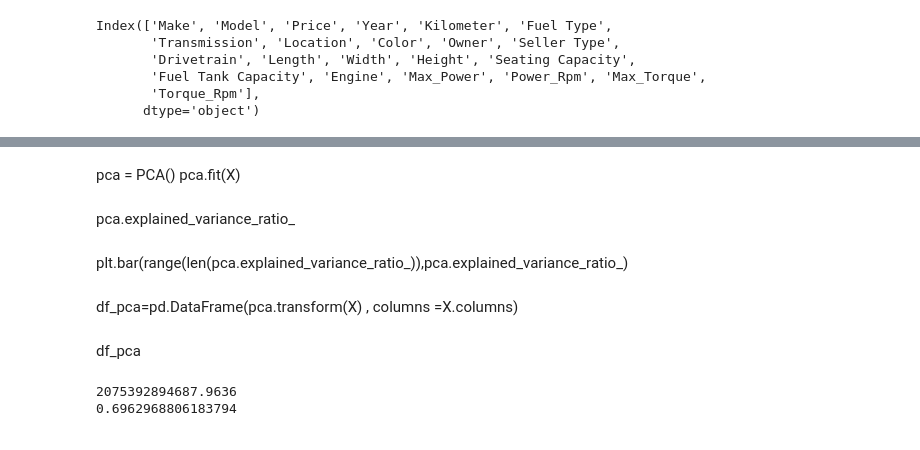
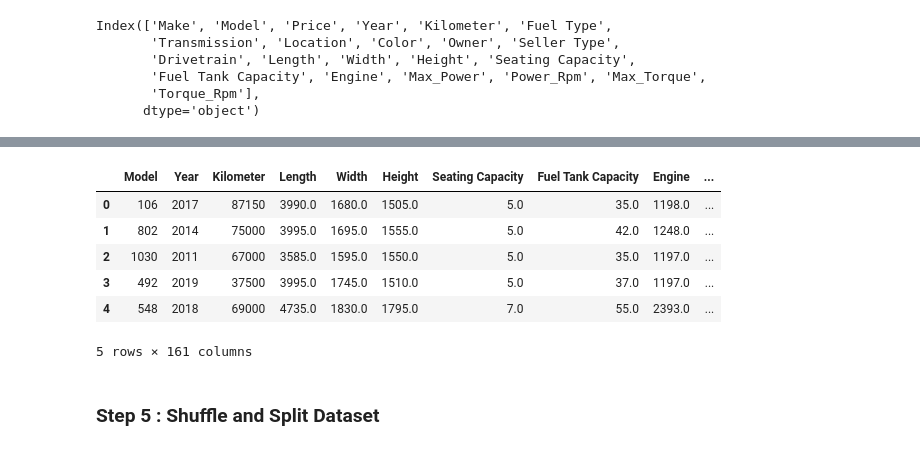
Before and after one commit to adityasolanki205/Car-Price-Prediction-Kaggle, a Jupyter notebook: Car Price Prediction.ipynb, the cells around one changed output, grey strips where cells are left out. Drawn from its saved outputs; the diff is of its cells as text; code cells hidden in the pictures.

```diff
--- a/Car Price Prediction.ipynb
+++ b/Car Price Prediction.ipynb
@@ -367,14 +381,17 @@ X.head()
-# %% [markdown]
-pca = PCA()
-pca.fit(X)
-# %% [markdown]
-pca.explained_variance_ratio_
-# %% [markdown]
-plt.bar(range(len(pca.explained_variance_ratio_)),pca.explained_variance_ratio_)
-# %% [markdown]
-df_pca=pd.DataFrame(pca.transform(X) , columns =X.columns)
-# %% [markdown]
-df_pca
+# %%
+# Performing One hot encoding for all the columns
+X = pd.get_dummies(X, columns = ['Make', 'Fuel Type','Transmission', 'Location', 'Color', 'Owner', 'Seller Type','Drivetrain'] )
+X.head()
+# %% [output]
+|  | Model | Year | Kilometer | Length | Width | Height | Seating Capacity | Fuel Tank Capacity | Engine | ... |
+| 0 | 106 | 2017 | 87150 | 3990.0 | 1680.0 | 1505.0 | 5.0 | 35.0 | 1198.0 | ... |
+| 1 | 802 | 2014 | 75000 | 3995.0 | 1695.0 | 1555.0 | 5.0 | 42.0 | 1248.0 | ... |
+| 2 | 1030 | 2011 | 67000 | 3585.0 | 1595.0 | 1550.0 | 5.0 | 35.0 | 1197.0 | ... |
+| 3 | 492 | 2019 | 37500 | 3995.0 | 1745.0 | 1510.0 | 5.0 | 37.0 | 1197.0 | ... |
+| 4 | 548 | 2018 | 69000 | 4735.0 | 1830.0 | 1795.0 | 7.0 | 55.0 | 2393.0 | ... |
+5 rows × 161 columns
+# %% [markdown]
+### Step 5 : Shuffle and Split Dataset
 # %%
 # Preparing the data for Model training
 X_train, X_test, y_train, y_test = train_test_split(X,
@@ -392,6 +400,0 @@ r2 = r2_score(y_test, predicted)
-# %%
-print (rmse)
-print (r2)
-# %% [output]
-2075392894687.9636
-0.6962968806183794
```
Also changed, not shown: parts of 50 cells of this notebook.
